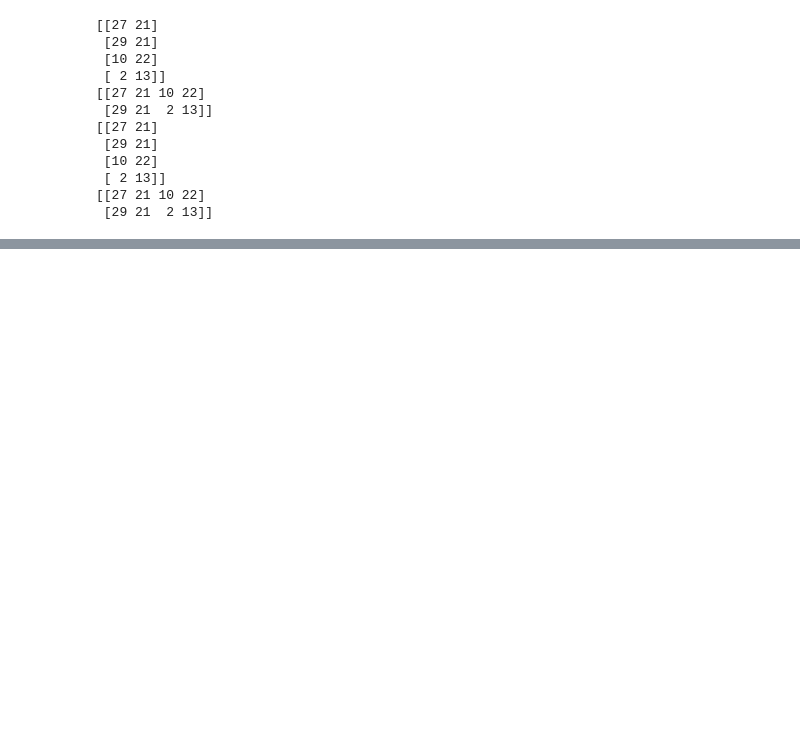
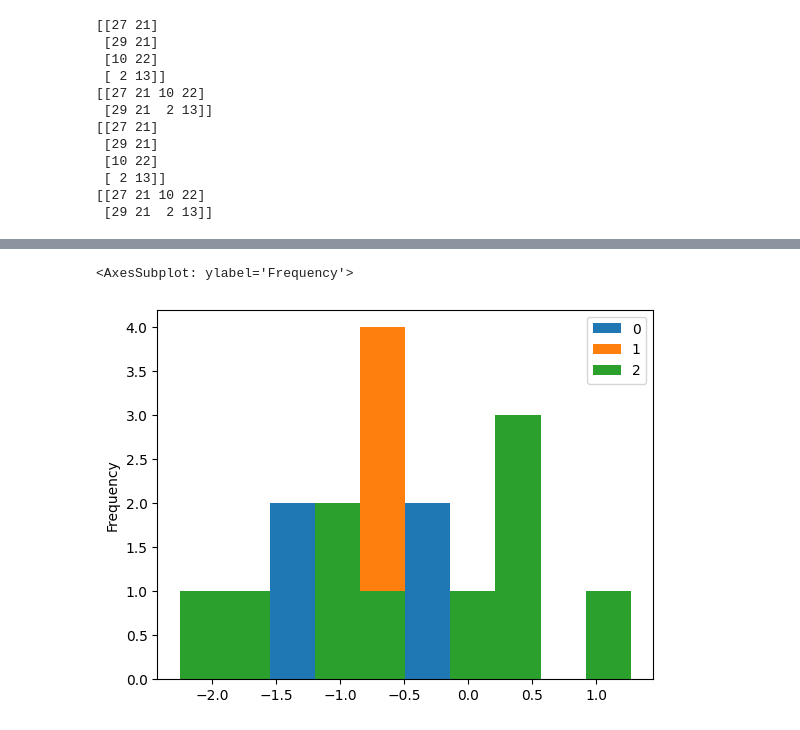
Before and after one commit to NYC0326/HYUDS22, a Jupyter notebook: Midterm Summary.ipynb, the cells around one changed output, grey strips where cells are left out. Cells and saved outputs as stored; diff of their text form; code cells hidden in the pictures; blank space fills up the shorter version.

```diff
--- a/Midterm Summary.ipynb
+++ b/Midterm Summary.ipynb
@@ -1000,0 +1291,5 @@ print(np.concatenate([K,M], axis=1)) # 수평으로 쌓기 (row)
+# %%
+df.plot.hist()
+# %% [output]
+<AxesSubplot: ylabel='Frequency'>
+[figure, added]
```
Also changed, not shown: parts of 30 cells of this notebook.
